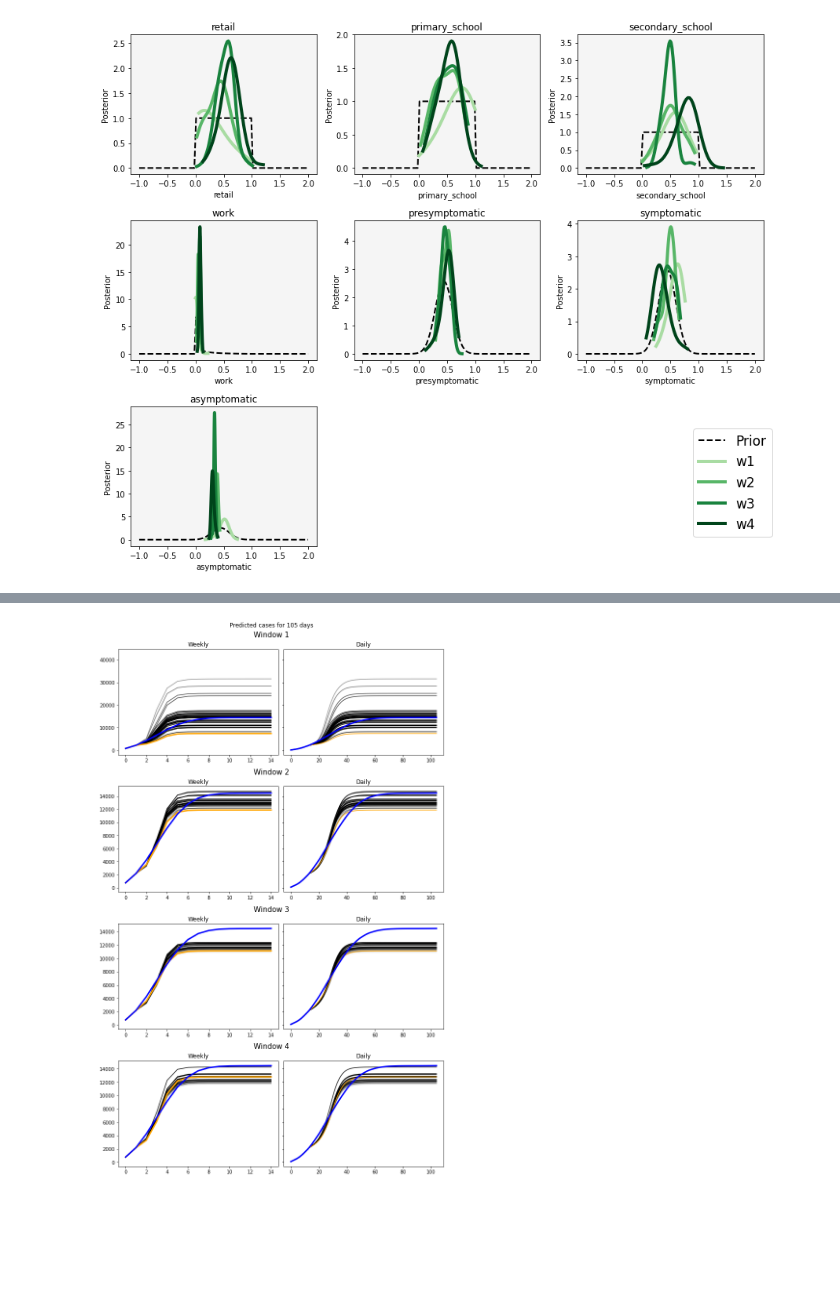
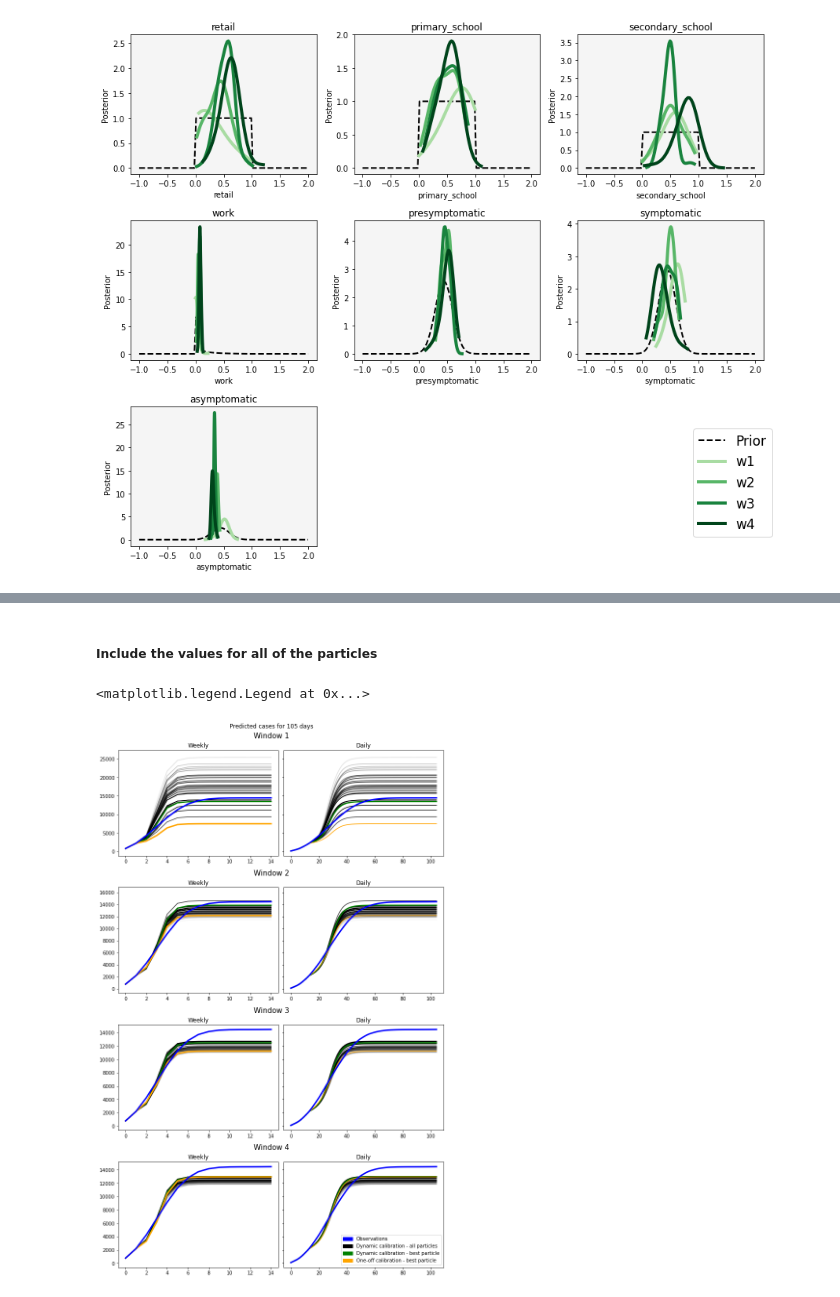
Before and after one commit to Urban-Analytics/RAMP-UA, a Jupyter notebook: experiments/calibration/AnalyseResults-5pops,100particles.ipynb, the cells around one changed output, grey strips where cells are left out. Saved outputs shown, nothing was run; the diff lists cells and outputs as text; code cells hidden in the pictures; blank space fills up the shorter version.

```diff
--- a/experiments/calibration/AnalyseResults-5pops,100particles.ipynb
+++ b/experiments/calibration/AnalyseResults-5pops,100particles.ipynb
@@ -542,0 +453,14 @@ Finished sampling. Ignored 0 negative samples.
+# %%
+oneoff_calib_best_params_modelled_weekly_dict = {}
+oneoff_calib_best_params_modelled_daily_dict = {}
+for run_length, best_params in oneoff_calib_best_params_dict.items():
+    # Change parameters
+    OpenCLRunner.update(store_detailed_counts=True)  # Temporarily output age breakdowns
+    # Run model
+    results_dict = OpenCLRunner.run_model_with_params_abc(
+        best_params, return_full_details=False, quiet = False)
+    # save daily and weekly model results into a dictionary
+    oneoff_calib_best_params_modelled_weekly_dict[run_length] = results_dict['data']
+    oneoff_calib_best_params_modelled_daily_dict[run_length] = results_dict['data_daily']
+    # Restore OpenCLRunner parameters
+    OpenCLRunner.update(store_detailed_counts=STORE_DETAILED_COUNTS)
@@ -547,6 +500,8 @@ IPython.OutputArea.prototype._should_scroll = function(lines) {
 }
 # %% [output]
 [interactive output not drawn]
+# %% [markdown]
+##### Include the values for all of the particles
 # %%
 windows= list(window_lengths_dict.keys())
 
@@ -572,42 +527,64 @@ for row, subfig in enumerate(subfigs):
     axs = subfig.subplots(nrows=1, ncols=2, sharey= True)
     # Read the dictionary for this window
     this_windows_dict = windows_dict[windows[windows_i]]
-    # Get the manually calibrated data for this window
-    sim_weekly = best_params_modelled_weekly_dict["{}days".format(run_length)]
-    sim_daily = best_params_modelled_daily_dict["{}days".format(run_length)]
+
+    # Get the data from the one-off calibration for this window
+    oneoff_calib_best_params_modelled_weekly = oneoff_calib_best_params_modelled_weekly_dict["{}days".format(run_length)]
+    oneoff_calib_best_params_modelled_daily = oneoff_calib_best_params_modelled_daily_dict["{}days".format(run_length)]
 
     # Add 2 plots, one for daily, one for weekly
     for col, ax in enumerate(axs):
 
         # Plot model values
         _distance = np.array(this_windows_dict['distance'])  # Easier to do maths on np.array
         distance_norm = (_distance - min(_distance)) / (max(_distance) - min(_distance))
 
-        # Plot observations
+        # Plot weekly data
         if col == 0:
             x = range(len(this_windows_dict['sim'][0]))
+            ### Dyanamic calibration
+            # Plot model predictions for each particle in final population
             for i in range(len(this_windows_dict['summaries'])):
                 ax.plot(x, this_windows_dict['sim'][i],
                 color="black", alpha=1 - distance_norm[i]) # (1-x because high distance is bad)
-            ax.plot(x, sim_weekly, label="sim", color="orange", linewidth = 3)
+            # Plot model predictions from best performing particle
+            dynamic_calib_best_params_modelled_weekly = dynamic_calib_best_params_modelled_weekly_dict[windows[windows_i]]
+            ax.plot(range(len(dynamic_calib_best_params_modelled_weekly)), dynamic_calib_best_params_modelled_weekly, label="BestParams - {}".format(window), color='green',
+                  linestyle='solid', linewidth =2.5)
+            ### One-off calibration
+            # plot model predictions
+            ax.plot(x, oneoff_calib_best_params_modelled_weekly, label="sim", color="orange", linewidth = 3)
+            # Plot observations
             ax.plot(x, cases_devon_daily_summed_weekly[0:int((105/7))], label="Observations", linewidth=3, color="blue")
             ax.set_title('Weekly')
+        # PLot daily data
         elif col ==1:
             x = range(len(OpenCLRunner.get_cumulative_daily_infections(this_windows_dict['summaries'][1])))
+            ### Dynamic calibration
+            # Plot model predictions for each particle in final population
             for i in range(len(this_windows_dict['summaries'])):
                 ax.plot(x, OpenCLRunner.get_cumulative_daily_infections(this_windows_dict['summaries'][i]),
                 color="black", alpha=1 - distance_norm[i]) # (1-x because high distance is bad)
-            ax.plot(x, sim_daily, label="sim", color="orange")
+            # Plot model predictions from best performing particle
+            dynamic_calib_best_params_modelled_daily = dynamic_calib_best_params_modelled_daily_dict[windows[windows_i]]
+            ax.plot(range(len(dynamic_calib_best_params_modelled_daily)), dynamic_calib_best_params_modelled_daily, label="BestParams - {}".format(window), color='green',
+                  linestyle='solid', linewidth =2.5)
+            ### One-off calibration
+            # plot model predictions
+            ax.plot(x, oneoff_calib_best_params_modelled_daily, label="sim", color="orange")
+            # Plot observations
             ax.plot(x, cases_devon_daily[0:105], label="Observations", linewidth = 3, color="blue")
             ax.set_title('Daily')
 
     # move on to next window
     windows_i = windows_i+1
 
 # Create patches for legend
-black_patch = mpatches.Patch(color='black', label='Dynamically calibrated model')
+black_patch = mpatches.Patch(color='black', label='Dynamic calibration - all particles')
 blue_patch = mpatches.Patch(color='blue', label='Observations')
-orange_patch = mpatches.Patch(color='orange', label='Manually calibrated model')
-# plt.legend(handles=[black_patch, orange_patch, blue_patch], loc="right", fontsize= 14, bbox_to_anchor=(2.2, 8.6))
+orange_patch = mpatches.Patch(color='orange', label='One-off calibration - best particle')
+green_patch = mpatches.Patch(color='green', label='Dynamic calibration - best particle')
+plt.legend(handles=[blue_patch, black_patch, green_patch,  orange_patch], loc="lower right", fontsize= 10)#, bbox_to_anchor=(2.2, 8.6))
 # %% [output]
+<matplotlib.legend.Legend at 0x...>
-[figure, old version]
+[figure, new version]
```
Also changed, not shown: parts of 46 cells of this notebook, 12 other files.
